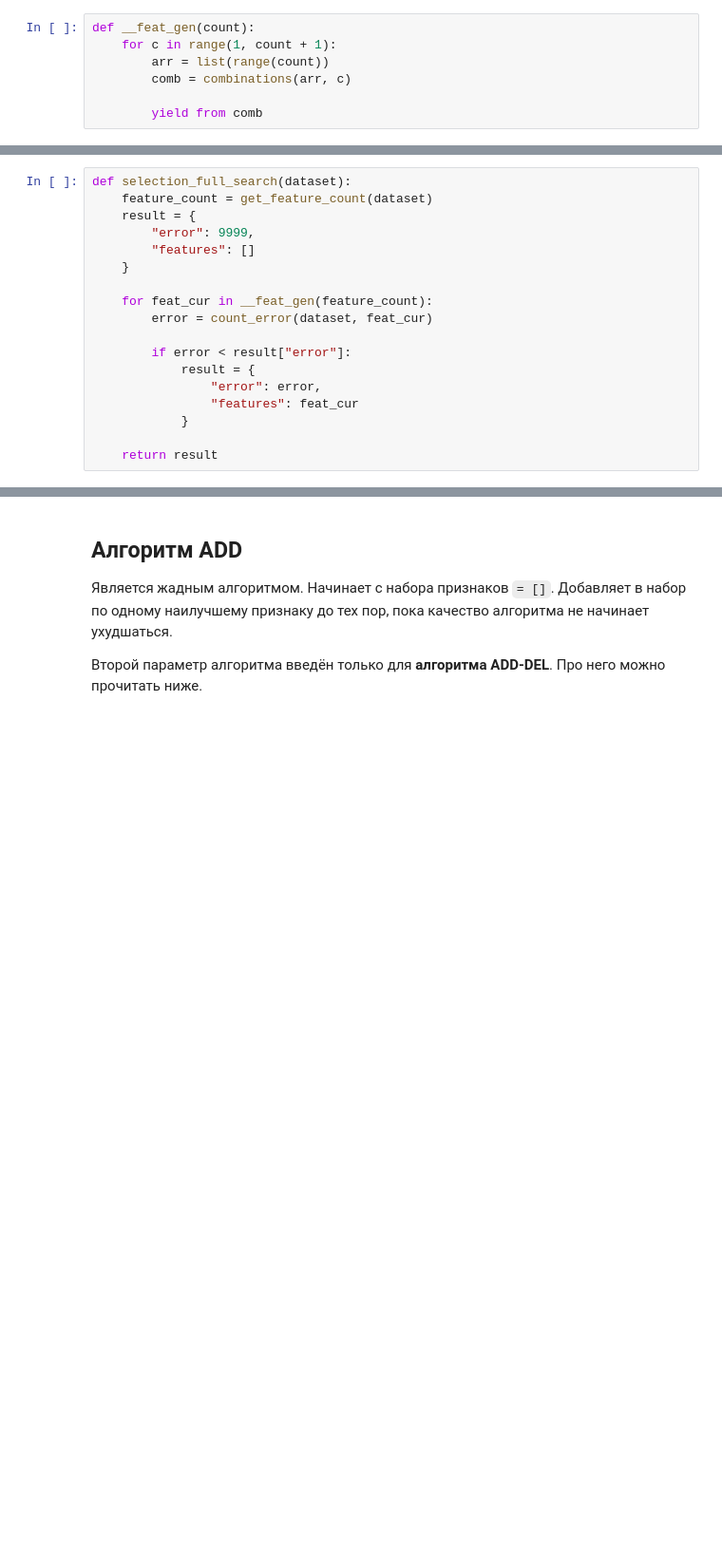
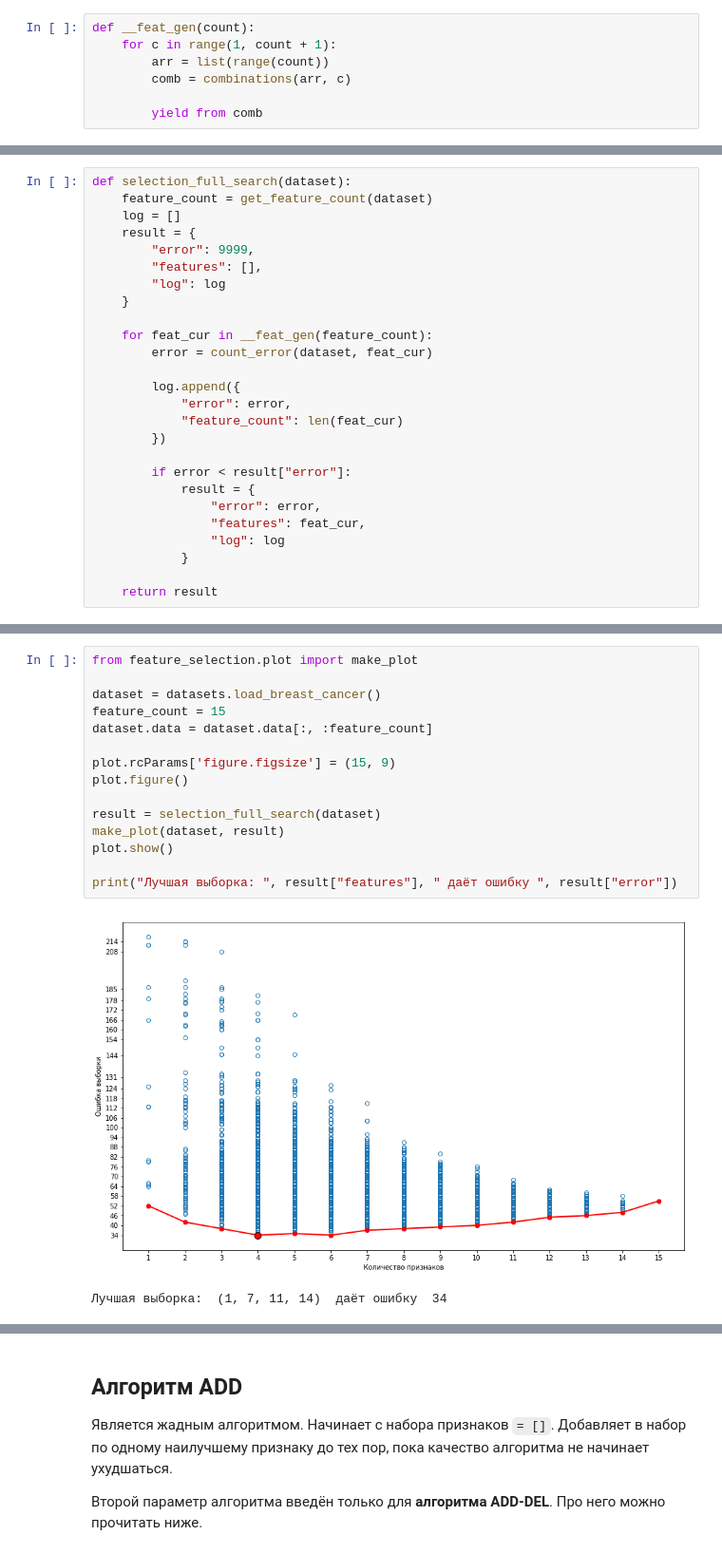
Before and after one commit to Dmitriy-kiselyov/MachineLearning, a Jupyter notebook: ipynb/feature_selection.ipynb, the cells around one changed output, grey strips where cells are left out. Shown at 95% size. Saved outputs shown, nothing was run; the diff lists cells and outputs as text; blank space fills up the shorter version.

Commit message:
feature_selection: график сравнения полного перебора, add, del

```diff
--- a/ipynb/feature_selection.ipynb
+++ b/ipynb/feature_selection.ipynb
@@ -63,18 +71,26 @@ def __feat_gen(count):
 # %%
 def selection_full_search(dataset):
     feature_count = get_feature_count(dataset)
+    log = []
     result = {
         "error": 9999,
-        "features": []
+        "features": [],
+        "log": log
     }
 
     for feat_cur in __feat_gen(feature_count):
         error = count_error(dataset, feat_cur)
 
+        log.append({
+            "error": error,
+            "feature_count": len(feat_cur)
+        })
+
         if error < result["error"]:
             result = {
                 "error": error,
-                "features": feat_cur
+                "features": feat_cur,
+                "log": log
             }
 
     return result
@@ -80,0 +99,18 @@ def selection_full_search(dataset):
+# %%
+from feature_selection.plot import make_plot
+
+dataset = datasets.load_breast_cancer()
+feature_count = 15
+dataset.data = dataset.data[:, :feature_count]
+
+plot.rcParams['figure.figsize'] = (15, 9)
+plot.figure()
+
+result = selection_full_search(dataset)
+make_plot(dataset, result)
+plot.show()
+
+print("Лучшая выборка: ", result["features"], " даёт ошибку ", result["error"])
+# %% [output]
+[figure, added]
+Лучшая выборка:  (1, 7, 11, 14)  даёт ошибку  34
```
Also changed, not shown: parts of 16 cells of this notebook, 5 other files.
